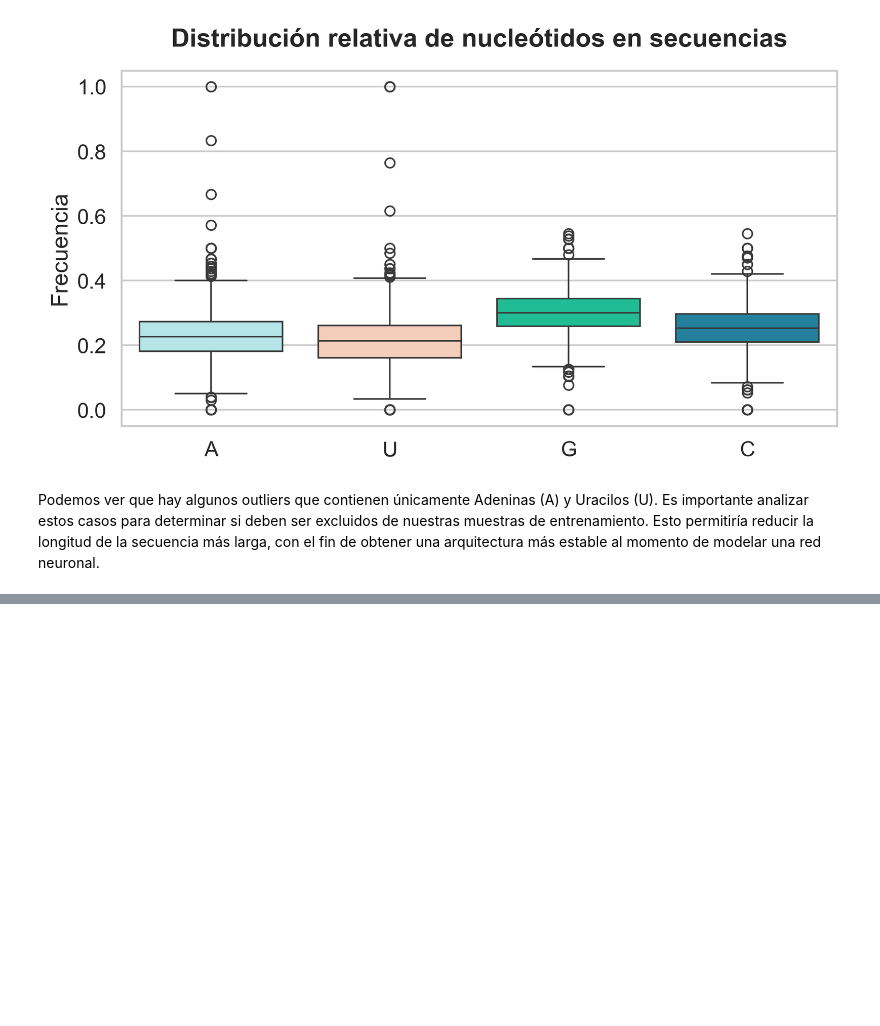
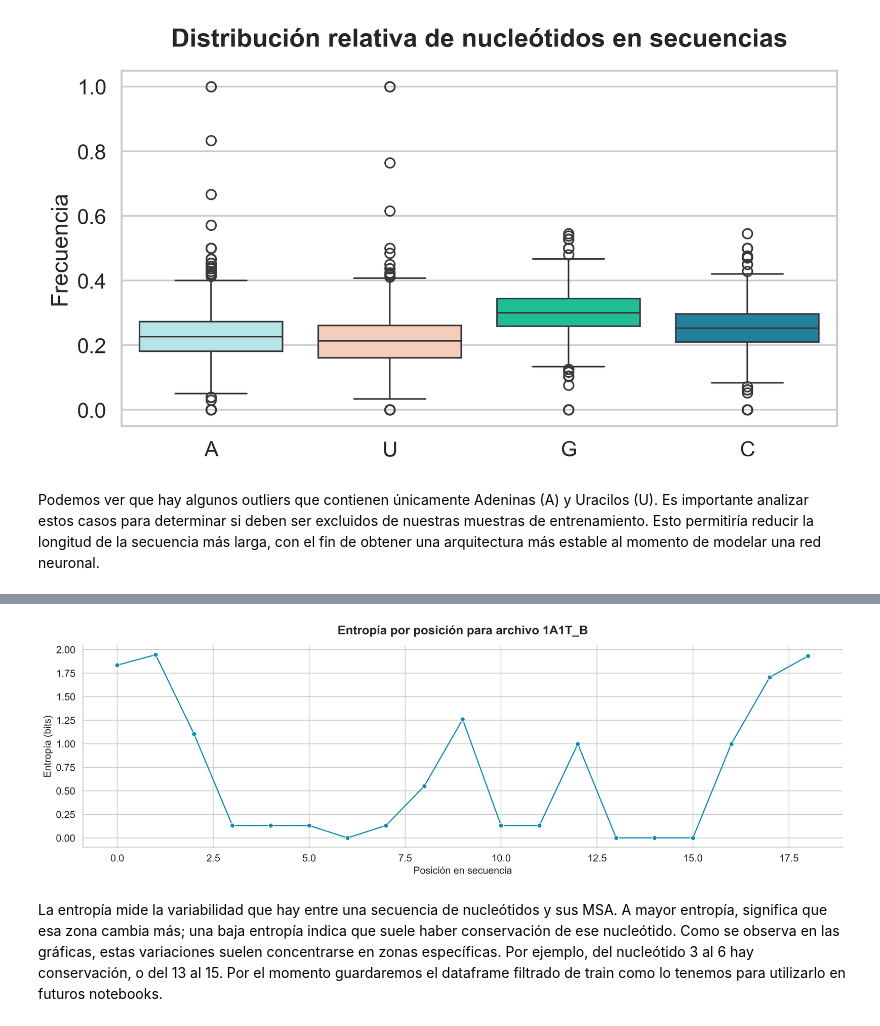
Before and after one commit to rospeltof/Stanford-RNA-3D-FOLDING, a Jupyter notebook: code/01_EDA.ipynb, the cells around one changed output, grey strips where cells are left out. Drawn from its saved outputs; the diff is of its cells as text; code cells hidden in the pictures; blank space fills up the shorter version.

```diff
--- a/code/01_EDA.ipynb
+++ b/code/01_EDA.ipynb
@@ -128,0 +155,11 @@ Podemos ver que hay algunos outliers que contienen únicamente Adeninas (A) y Ur
+# %%
+def msa_entropy(fasta_path):
+    alignment = [str(record.seq) for record in SeqIO.parse(fasta_path, 'fasta')]
+    alignment_array = np.array([list(seq) for seq in alignment])
+    entropy_list = []
+    for col in alignment_array.T:
+        _, counts = np.unique(col, return_counts=True)
+        probabilities = counts / counts.sum()
+        entropy = -np.sum(probabilities * np.log2(probabilities))
+        entropy_list.append(entropy)
+    return entropy_list
@@ -128,0 +191,27 @@ Podemos ver que hay algunos outliers que contienen únicamente Adeninas (A) y Ur
+# %%
+entropy = msa_entropy('../data/MSA/1ATO_A.MSA.fasta')
+entropy_df = pd.DataFrame({
+    'Posición': range(len(entropy)),
+    'Entropía': entropy
+})
+# %%
+plt.figure(figsize=(15, 5), dpi=300)
+
+# Gráfico de línea
+sns.lineplot(data=entropy_df, x='Posición', y='Entropía', marker='o', color='#118AB2')
+
+# Títulos y etiquetas
+plt.title('Entropía por posición para archivo 1A1T_B', fontsize=16, fontweight='bold', pad=15)
+plt.xlabel('Posición en secuencia', fontsize=13)
+plt.ylabel('Entropía (bits)', fontsize=13)
+
+# Rejilla y estilo adicional
+plt.grid(True)
+sns.despine()
+plt.tight_layout()
+
+plt.show()
+# %% [output]
+[figure, added]
+# %% [markdown]
+La entropía mide la variabilidad que hay entre una secuencia de nucleótidos y sus MSA. A mayor entropía, significa que esa zona cambia más; una baja entropía indica que suele haber conservación de ese nucleótido. Como se observa en las gráficas, estas variaciones suelen concentrarse en zonas específicas. Por ejemplo, del nucleótido 3 al 6 hay conservación, o del 13 al 15. Por el momento guardaremos el dataframe filtrado de train como lo tenemos para utilizarlo en futuros notebooks.
```
Also changed, not shown: parts of 8 cells of this notebook.
